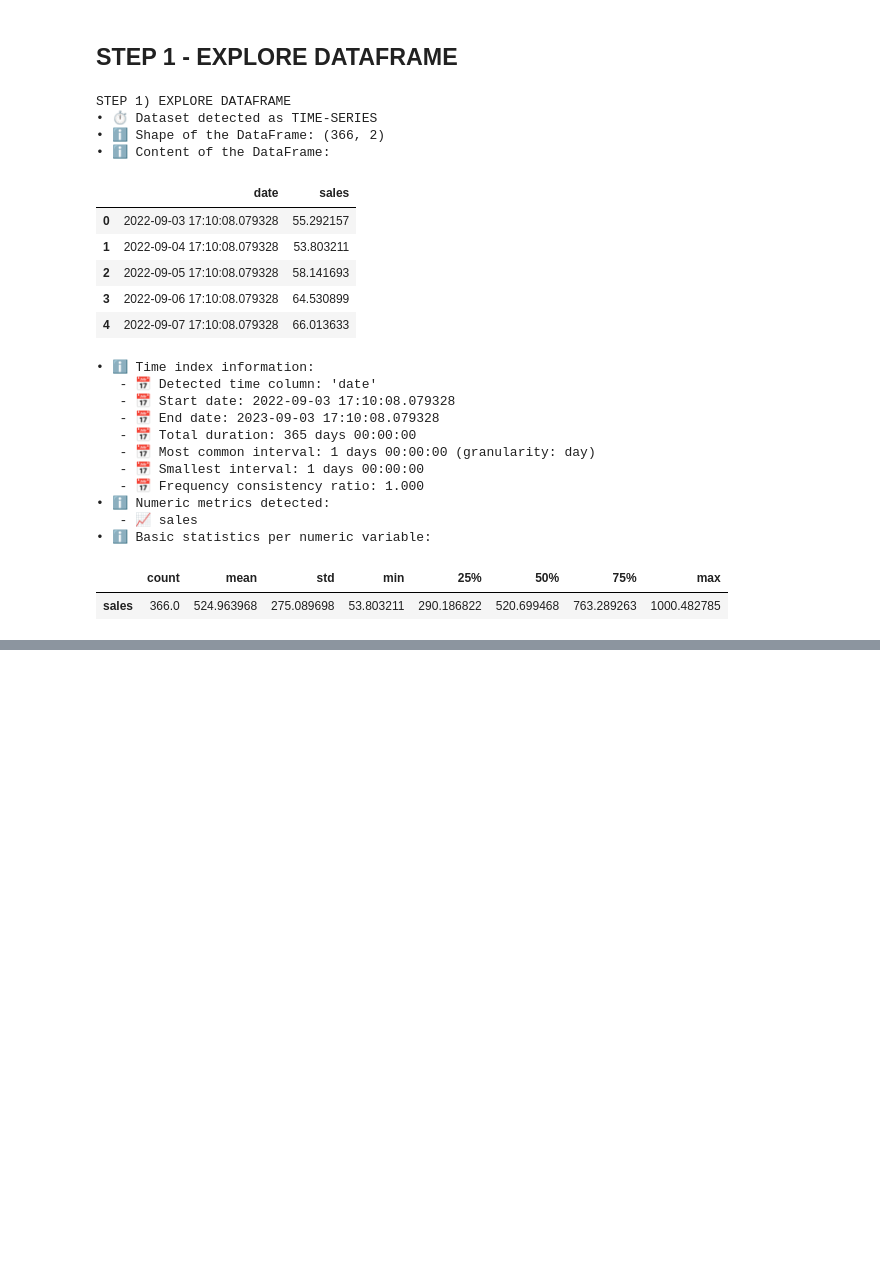
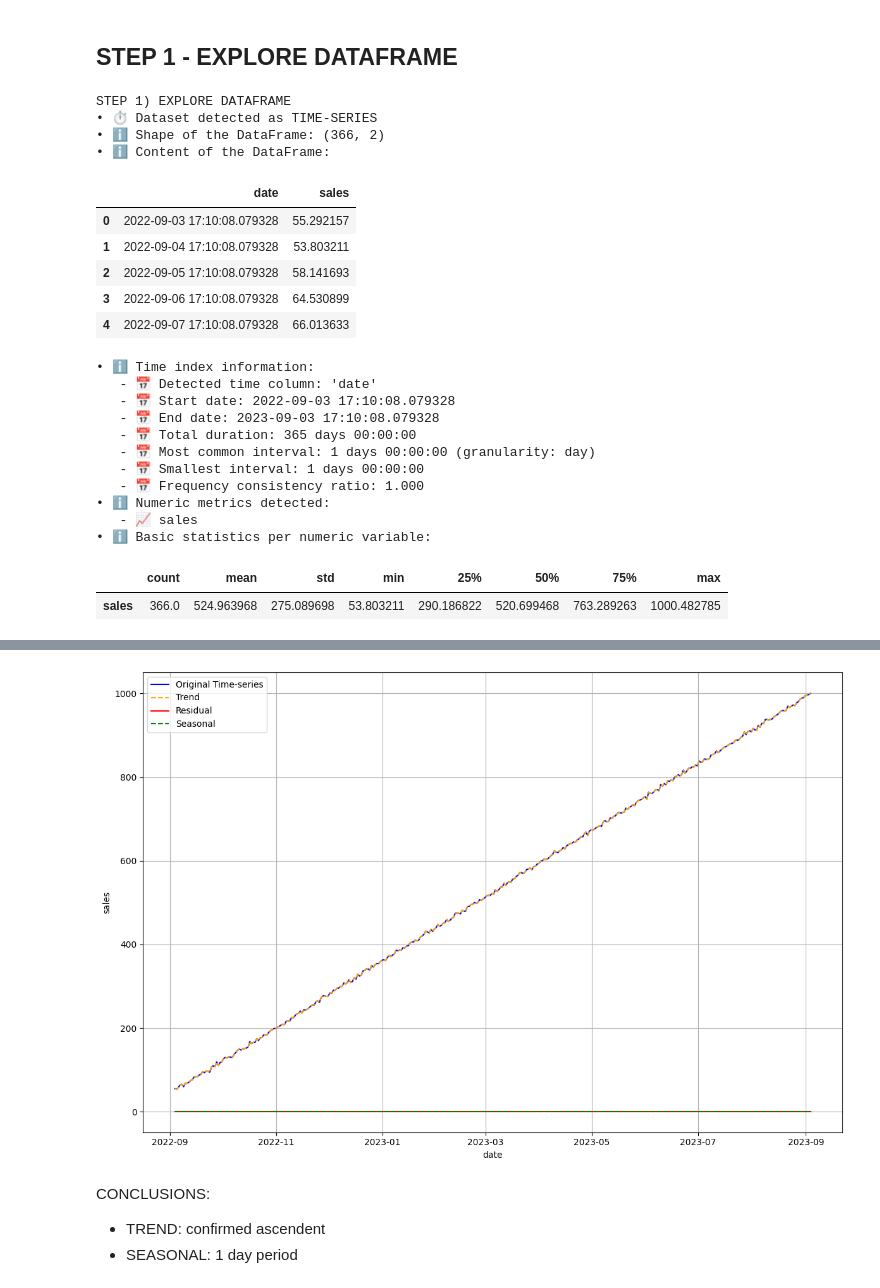
Before and after one commit to cbadil12/time-series-project, a Jupyter notebook: src/explore.ipynb, the cells around one changed output, grey strips where cells are left out. Saved outputs shown, nothing was run; the diff lists cells and outputs as text; code cells hidden in the pictures; blank space fills up the shorter version.

```diff
--- a/src/explore.ipynb
+++ b/src/explore.ipynb
@@ -546 +672,76 @@ CONCLUSIONS:
 - SEASONAL: not clear
+# %%
+# Threshold to determine seasonal component type (multiplicative or additive)
+seasonal_component_type_threshold = 0.3 # if amplitude/abs(mean_val) > threshold -> "multiplicative"
+
+# Thresholds to detect strong seasonal (both need to be higher than thresholds)
+strong_seasonal_threshold_for_acf = 0.6 # ACF at the seasonal period
+strong_seasonal_threshold_for_var_ratio = 0.5 # Variance ratio: Var(seasonal) / Var(original)
+# %%
+# -------------------------------
+# STEP 3) DECOMPOSE TIME SERIES
+# -------------------------------
+print("STEP 3) DECOMPOSE TIME SERIES")
+
+# Copy previous DataFrame and Series
+df_timeseries_S3 = df_timeseries_S2.copy()
+serie_date_time_S3 = serie_date_time_S2.copy()
+df_S3_freq_ratio = df_S1_freq_ratio
+
+# 1) Validate series regularity before decomposition
+if df_S3_freq_ratio < freq_ratio_threshold:
+    raise ValueError(f"Decomposition skipped due to Low frequency regularity (freq_ratio={df_S3_freq_ratio:.3f})")
+log(f"Timestamp regularity OK (freq_ratio={df_S3_freq_ratio:.3f})", level=1, type="SUCCESS")
+
+# 2) Detect period using ACF (primary robust method)
+period_acf = infer_period_from_acf(df_timeseries_S3)
+if period_acf is not None:
+    period_S3 = period_acf
+    log(f"Seasonality detected via ACF → period = {period_acf}", level=1, type="SUCCESS")
+else:
+    log("No significant seasonality found via ACF", level=1, type="WARNING")
+
+    # 3) Fallback based on granularity (if ACF failed)
+    period_fallback = infer_period_from_granularity(granularity)
+    if period_fallback is None:
+        raise ValueError("Unable to infer any valid period. Decomposition skipped because it is impossible to infer any valid period")
+    log(f"Fallback period inferred: {period_fallback} (granularity={granularity})", level=1, type="SUCCESS")
+    period_S3 = period_fallback
+
+# 4) Determine model: additive or multiplicative
+seasonal_component_type_S3 = infer_seasonal_component_type(df_timeseries_S3, seasonal_component_type_threshold)
+log(f"Type of seasonal component selected: {seasonal_component_type_S3}", level=1, type="SUCCESS")
+
+# 5) Perform decomposition
+try:
+    decomposition_S3 = seasonal_decompose(x=df_timeseries_S3, model=seasonal_component_type_S3, period=period_S3)
+    trend_S3 = decomposition_S3.trend
+    seasonal_S3 = decomposition_S3.seasonal
+    residual_S3 = decomposition_S3.resid
+    log("Decomposition completed successfully", level=1, type="SUCCESS")
+except Exception as e:
+    raise ValueError(f"Decomposition failed: {e}")
+
+# 6) Compute seasonality strength metrics
+strong_seasonality_S3, seasonality_metrics_S3 = assess_seasonality_strength(
+    original        = df_timeseries_S3,
+    seasonal        = seasonal_S3,
+    period          = period_S3,
+    acf_threshold   = strong_seasonal_threshold_for_acf,
+    var_ratio       = strong_seasonal_threshold_for_var_ratio
+)
+if strong_seasonality_S3:
+    log(f"Strong seasonality detected (var_ratio={seasonality_metrics_S3["seasonal_var_ratio"]:.3f}, acf={seasonality_metrics_S3["acf_at_period"]:.3f})", level = 1, type  = "SUCCESS")
+else:
+    log(f"Weak or no seasonality (var_ratio={seasonality_metrics_S3["seasonal_var_ratio"]:.3f}, acf={seasonality_metrics_S3["acf_at_period"]:.3f})", level = 1, type  = "WARNING")
+
+# 7) Plot decomposition
+fig, axis = plt.subplots(figsize = (figWidth_unit, figHeight_unit))
+sns.lineplot(data = df_timeseries_S3, color = "blue", label = "Original Time-series")
+sns.lineplot(data = trend_S3, color = "orange", label = "Trend", linestyle = "--")
+sns.lineplot(data = residual_S3, color = "red", label = "Residual")
+sns.lineplot(data = seasonal_S3, color = "green", label = "Seasonal", linestyle = "--")
+plt.grid(True)
+plt.tight_layout()
+plt.show()
+# %% [output]
@@ -546,0 +754,5 @@ CONCLUSIONS:
+[figure, added]
+# %% [markdown]
+CONCLUSIONS:
+- TREND: confirmed ascendent
+- SEASONAL: 1 day period
```
Also changed, not shown: parts of 12 cells of this notebook.
